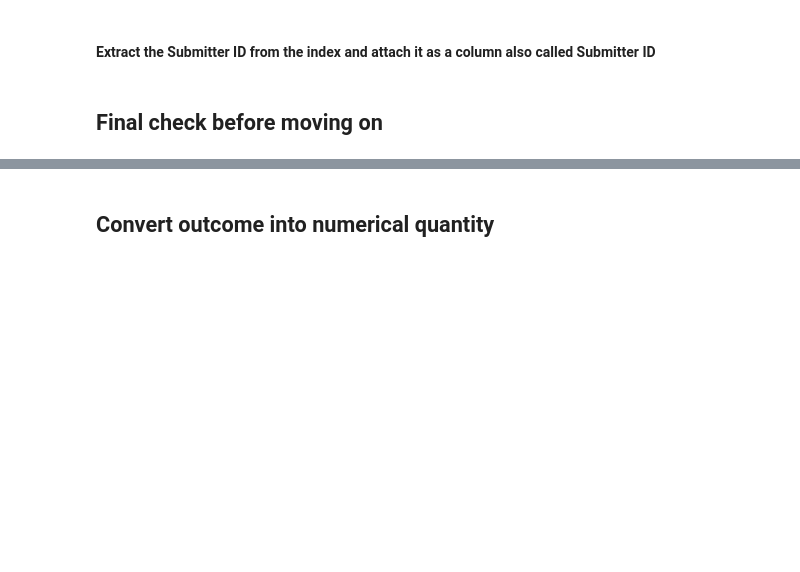
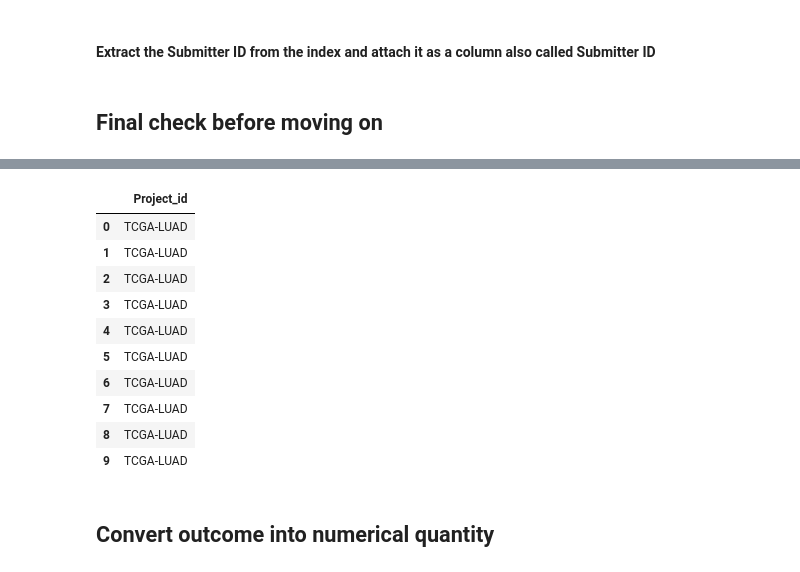
Before and after one commit to ravichas/ML-TC1, a Jupyter notebook: TC1-dataprep.ipynb, the cells around one changed output, grey strips where cells are left out. Saved outputs shown, nothing was run; the diff lists cells and outputs as text; code cells hidden in the pictures; blank space fills up the shorter version.

```diff
--- a/TC1-dataprep.ipynb
+++ b/TC1-dataprep.ipynb
@@ -369,6 +378,20 @@ Name: Project_id, dtype: int64
 | 0 | 315982 | 0 | 542922 | 89170.7 | 28230.6 | 113983 | 109903 | 416956 | 60672.3 | 595059 | 31576.1 | ... |
 | 1 | 709337 | 217.936 | 646521 | 65658.8 | 50041.3 | 162106 | 122042 | 1.47989e+06 | 700386 | 413208 | 17232.6 | ... |
 | 2 | 356558 | 0 | 771959 | 45730.5 | 63370.8 | 109248 | 78999.9 | 849467 | 444175 | 240654 | 15300.5 | ... |
+# %%
+dftm_FPKM_UQ.iloc[0:10,60483:]
+# %% [output]
+|  | Project_id |
+| 0 | TCGA-LUAD |
+| 1 | TCGA-LUAD |
+| 2 | TCGA-LUAD |
+| 3 | TCGA-LUAD |
+| 4 | TCGA-LUAD |
+| 5 | TCGA-LUAD |
+| 6 | TCGA-LUAD |
+| 7 | TCGA-LUAD |
+| 8 | TCGA-LUAD |
+| 9 | TCGA-LUAD |
 # %% [markdown]
 ## Convert outcome into numerical quantity
 # %%
```
Also changed, not shown: parts of 9 cells of this notebook.
